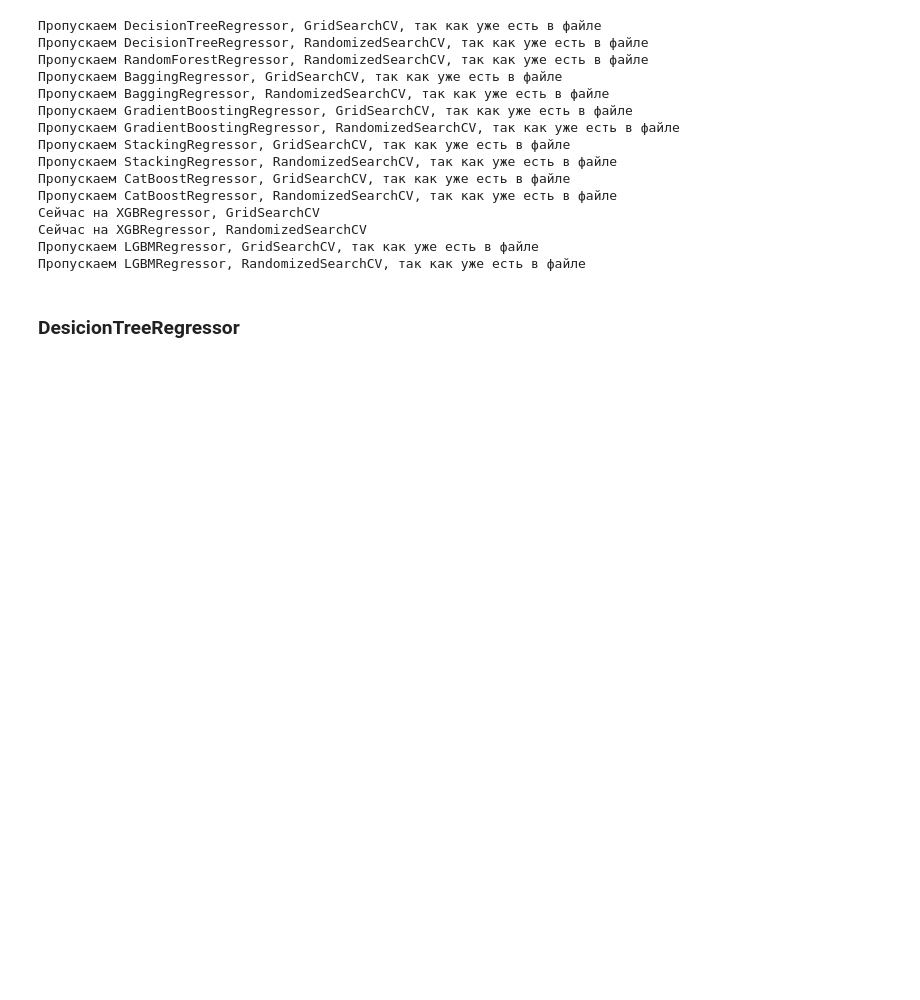
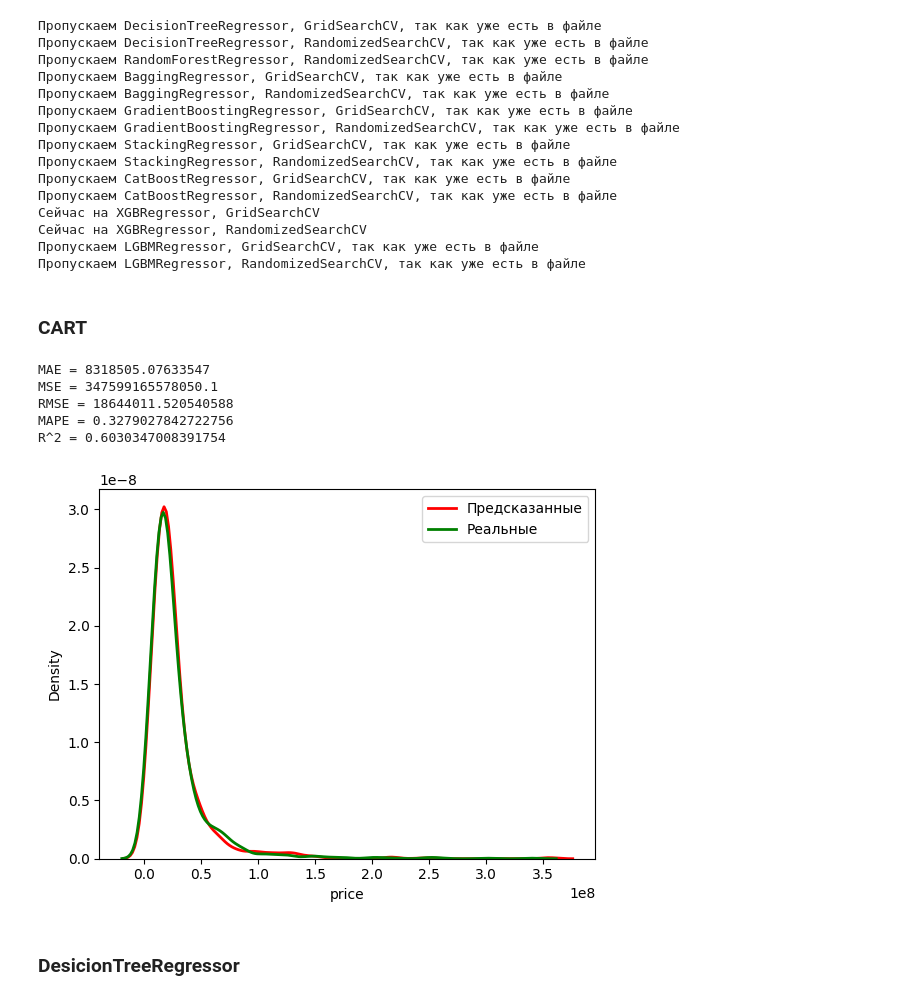
Before and after one commit to SergeyMotynga/OMSTU, a Jupyter notebook: ML/laboratory/lab_3/main/main.ipynb, the cells around one changed output. Saved outputs shown, nothing was run; the diff lists cells and outputs as text; code cells hidden in the pictures; blank space fills up the shorter version.

```diff
--- a/ML/laboratory/lab_3/main/main.ipynb
+++ b/ML/laboratory/lab_3/main/main.ipynb
@@ -755,6 +771,29 @@ with open('best_params.json', 'r') as f:
     best_params = json.load(f)
 # %%
 from build_pipeline import build_pipeline
+# %% [markdown]
+### CART
+# %%
+from cart import CART
+
+cart_r = CART(task_type='regression')
+cart_r.fit(X_train_r, y_train_r)
+y_pred_r_cart = cart_r.predict(X_test_r)
+# %%
+errors(predict_values=y_pred_r_cart, true_values=y_test_r)
+# %% [output]
+MAE = 8318505.07633547
+MSE = 347599165578050.1
+RMSE = 18644011.520540588
+MAPE = 0.3279027842722756
+R^2 = 0.6030347008391754
+# %%
+sns.kdeplot(y_pred_r_cart, color='red', label='Предсказанные', linewidth=2)
+sns.kdeplot(y_test_r, color='green', label='Реальные', linewidth=2)
+plt.legend()
+plt.show()
+# %% [output]
+[figure, added]
 # %% [markdown]
 ### DesicionTreeRegressor
 # %%
```
Also changed, not shown: parts of 3 cells of this notebook, 1 other file.
